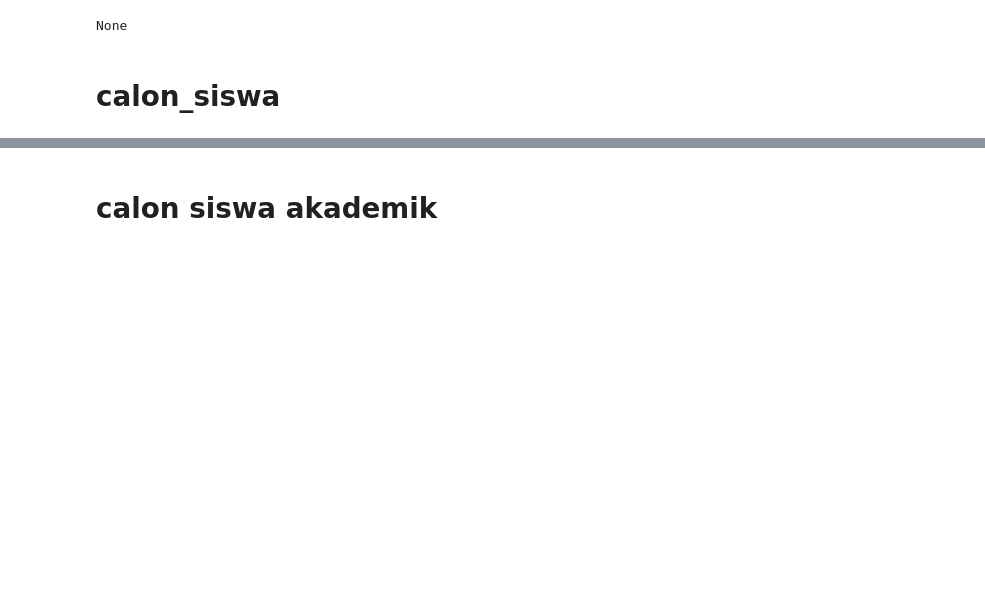
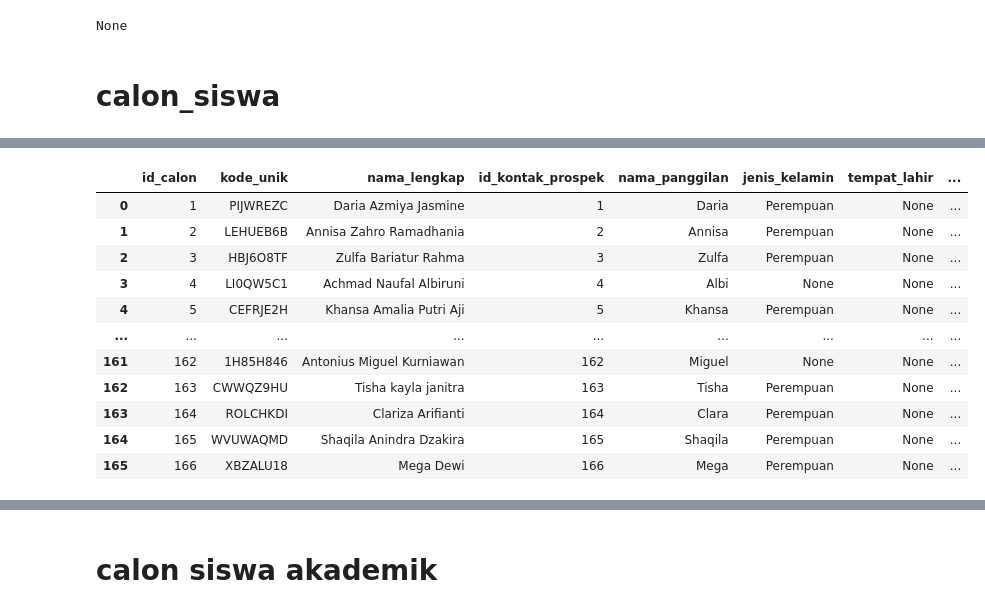
Before and after one commit to umamhaniff/DB_Migration_Leap, a Jupyter notebook: fase_3/script_cimut.ipynb, the cells around one changed output, grey strips where cells are left out. Saved outputs shown, nothing was run; the diff lists cells and outputs as text; code cells hidden in the pictures; blank space fills up the shorter version.

```diff
--- a/fase_3/script_cimut.ipynb
+++ b/fase_3/script_cimut.ipynb
@@ -1449,0 +1349,69 @@ display(df_future['calon_siswa'])
+# %%
+def proses_pindah_ke_calon_siswa(df_source, df_kontak):
+    print("🚀 Memulai migrasi data ke: calon_siswa (Metode Index-Matching)...")
+
+    # Kita hanya butuh 166 baris pertama dari df_kontak
+    df_kontak_limited = df_kontak.iloc[:166].copy()
+
+    # 2. PROSES PEMETAAN DATA (Mapping langsung via Index)
+    df_target = pd.DataFrame()
+
+    # Mengisi data dari df_source
+    df_target['nama_lengkap'] = df_source['name']
+    df_target['nama_panggilan'] = df_source['nickname']
+    df_target['jenis_kelamin'] = df_source['gender']
+    df_target['kewarganegaraan'] = df_source['kewarganegaraan']
+    df_target['email'] = df_source['email']
+    df_target['nama_kontak_awal'] = df_source['pengontak_admin']
+    df_target['wa_kontak_awal'] = df_source['tlp']
+    df_target['assigned_fo'] = df_source['PIC']
+    df_target['fo_status'] = df_source['status']
+    df_target['wa_siswa'] = df_source.get('phone2')
+    df_target['wa_ortu'] = df_source.get('phone1')
+    df_target['catatan_awal_fo'] = df_source.get('catatan_admin')
+    df_target['created_at'] = df_source.get('created_at')
+    df_target['updated_at'] = df_source.get('updated_at')
+
+    # Wilayah
+    df_target['id_provinsi'] = df_source.get('id_provinsi_baru')
+    df_target['id_kabupaten'] = df_source.get('id_kabupaten_baru')
+    df_target['id_kecamatan'] = df_source.get('id_kecamatan_baru')
+    df_target['id_kelurahan'] = df_source.get('id_kelurahan_baru')
+    df_target['alamat_lengkap'] = df_source.get('alamat_lengkap')
+
+    # MENGAMBIL KODE DARI KONT_PROSPEK (Via Index)
+    # Karena urutannya sama, kita langsung assign kolomnya
+    df_target['id_kontak_prospek'] = df_kontak_limited['id_kontak_prospek'].values
+    df_target['kode_unik'] = df_kontak_limited['kode_kontak'].values
+
+    # 3. ID CALON (Auto-increment)
+    df_target['id_calon'] = range(1, len(df_target) + 1)
+
+    # 4. ISI KOLOM KOSONG DENGAN NONE
+    target_columns = [
+        'id_calon', 'kode_unik', 'nama_lengkap', 'id_kontak_prospek', 'nama_panggilan',
+        'jenis_kelamin', 'tempat_lahir', 'tanggal_lahir', 'kewarganegaraan', 'email',
+        'agama', 'nama_kontak_awal', 'wa_kontak_awal', 'id_provinsi', 'id_kabupaten',
+        'id_kecamatan', 'id_kelurahan', 'alamat_lengkap', 'wa_siswa', 'wa_ortu',
+        'wa_administrasi', 'assigned_fo', 'assigned_akademik', 'catatan_awal_fo',
+        'fo_status', 'fo_status_updated_at', 'handover_at', 'link_form_sent_at',
+        'form_completed_at', 'first_submitted_at', 'latest_submitted_at',
+        'deleted_at', 'created_at', 'updated_at'
+    ]
+
+    for col in target_columns:
+        if col not in df_target.columns:
+            df_target[col] = None
+
+    df_target = df_target[target_columns]
+
+    print(f"✅ Migrasi selesai! {len(df_target)} data berhasil dipetakan secara akurat.")
+    return df_target
+
+# === EKSEKUSI ===
+# Pastikan table_3_left_join panjangnya sama dengan df_future['kontak_prospek'].iloc[:166]
+df_future['calon_siswa'] = proses_pindah_ke_calon_siswa(table_3_left_join, df_future['kontak_prospek'])
+
+print("\n--- PRATINJAU CALON_SISWA MASTER ---")
+display(df_future['calon_siswa'])
+# %% [output]
@@ -1449,0 +1422,12 @@ display(df_future['calon_siswa'])
+|  | id_calon | kode_unik | nama_lengkap | id_kontak_prospek | nama_panggilan | jenis_kelamin | tempat_lahir | ... |
+| 0 | 1 | PIJWREZC | Daria Azmiya Jasmine | 1 | Daria | Perempuan | None | ... |
+| 1 | 2 | LEHUEB6B | Annisa Zahro Ramadhania | 2 | Annisa | Perempuan | None | ... |
+| 2 | 3 | HBJ6O8TF | Zulfa Bariatur Rahma | 3 | Zulfa | Perempuan | None | ... |
+| 3 | 4 | LI0QW5C1 | Achmad Naufal Albiruni | 4 | Albi | None | None | ... |
+| 4 | 5 | CEFRJE2H | Khansa Amalia Putri Aji | 5 | Khansa | Perempuan | None | ... |
+| ... | ... | ... | ... | ... | ... | ... | ... | ... |
+| 161 | 162 | 1H85H846 | Antonius Miguel Kurniawan | 162 | Miguel | None | None | ... |
+| 162 | 163 | CWWQZ9HU | Tisha kayla janitra | 163 | Tisha | Perempuan | None | ... |
+| 163 | 164 | ROLCHKDI | Clariza Arifianti | 164 | Clara | Perempuan | None | ... |
+| 164 | 165 | WVUWAQMD | Shaqila Anindra Dzakira | 165 | Shaqila | Perempuan | None | ... |
+| 165 | 166 | XBZALU18 | Mega Dewi | 166 | Mega | Perempuan | None | ... |
```
Also changed, not shown: parts of 24 cells of this notebook, 7 other files.
